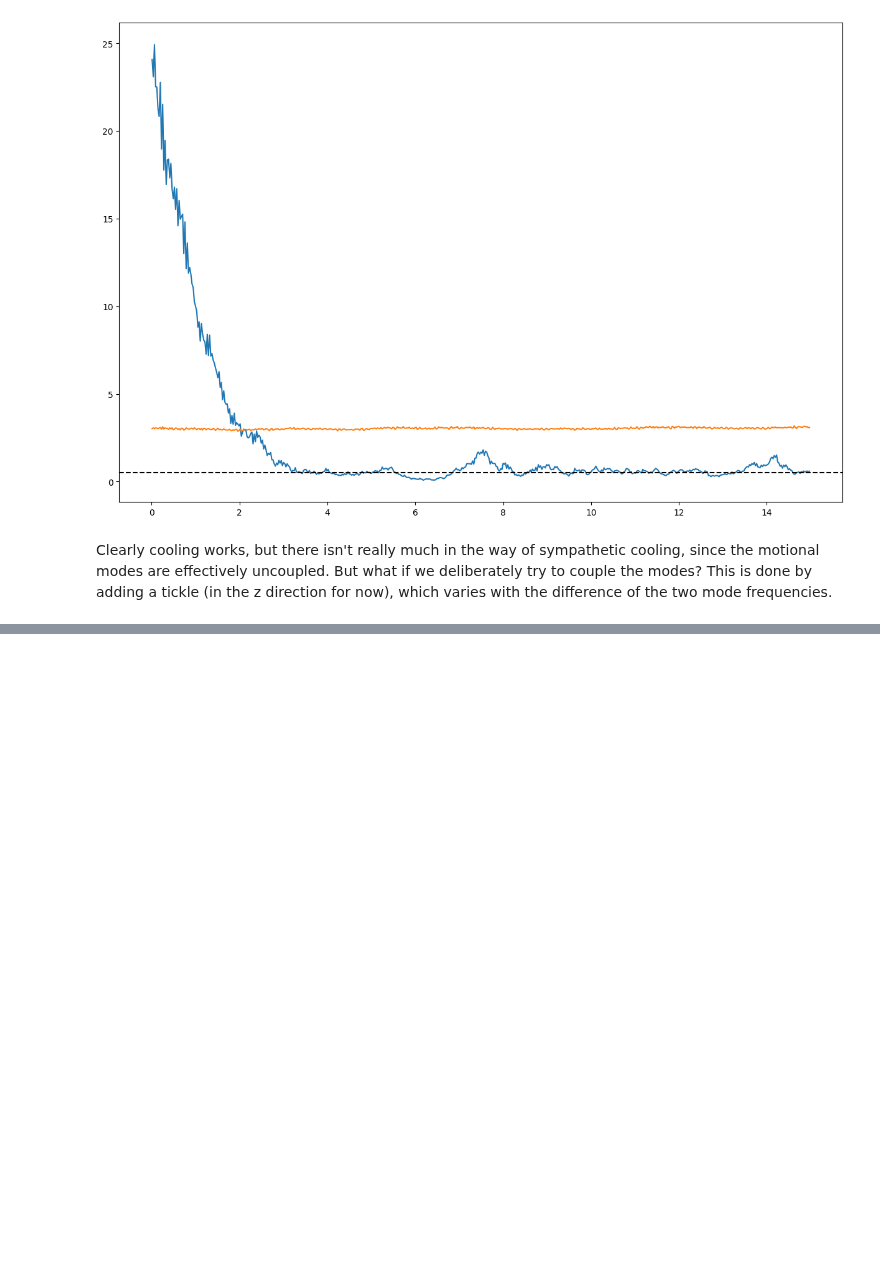
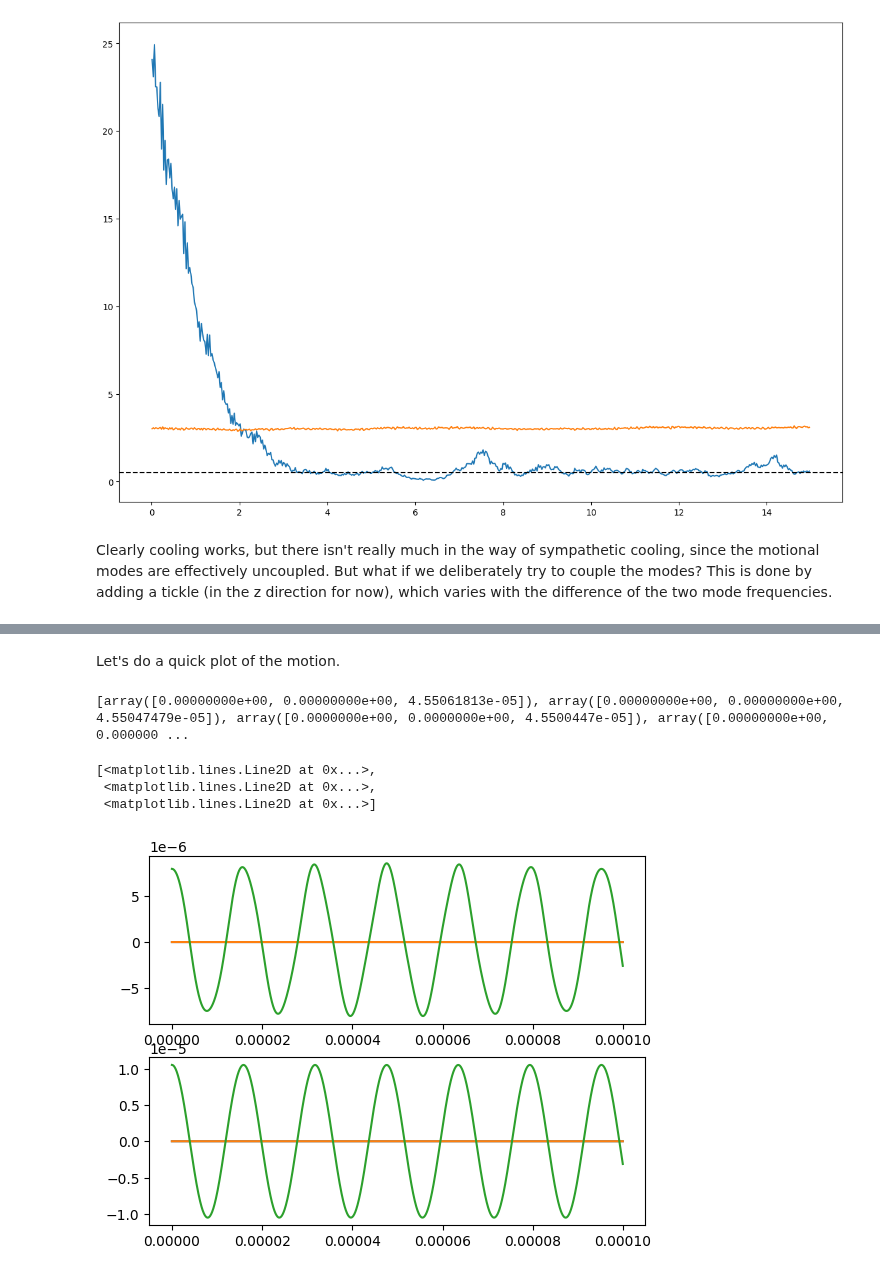
Before and after one commit to EmilLenler/PhD-Work, a Jupyter notebook: Two-Ion-Systems/Cooling2Ion.ipynb, the cells around one changed output, grey strips where cells are left out. Cells and saved outputs as stored; diff of their text form; code cells hidden in the pictures; blank space fills up the shorter version.

```diff
--- a/Two-Ion-Systems/Cooling2Ion.ipynb
+++ b/Two-Ion-Systems/Cooling2Ion.ipynb
@@ -839,0 +987,13 @@ for x1,x2,y1,y2,z1,z2 in zip(pos1s[:,0],pos2s[:,0],pos1s[:,1],pos2s[:,1],pos1s[:
+# %% [markdown]
+Let's do a quick plot of the motion.
+# %%
+print(pos1s)
+fig,ax = plt.subplots(2,1)
+ax[0].plot(ts,pos1s-np.array([0,0,zeq1]))
+ax[1].plot(ts,pos2s-np.array([0,0,zeq2]))
+# %% [output]
+[array([0.00000000e+00, 0.00000000e+00, 4.55061813e-05]), array([0.00000000e+00, 0.00000000e+00, 4.55047479e-05]), array([0.0000000e+00, 0.0000000e+00, 4.5500447e-05]), array([0.00000000e+00, 0.000000 ...
+[<matplotlib.lines.Line2D at 0x...>,
+ <matplotlib.lines.Line2D at 0x...>,
+ <matplotlib.lines.Line2D at 0x...>]
+[figure, added]
```
Also changed, not shown: parts of 20 cells of this notebook, 6 other files.
